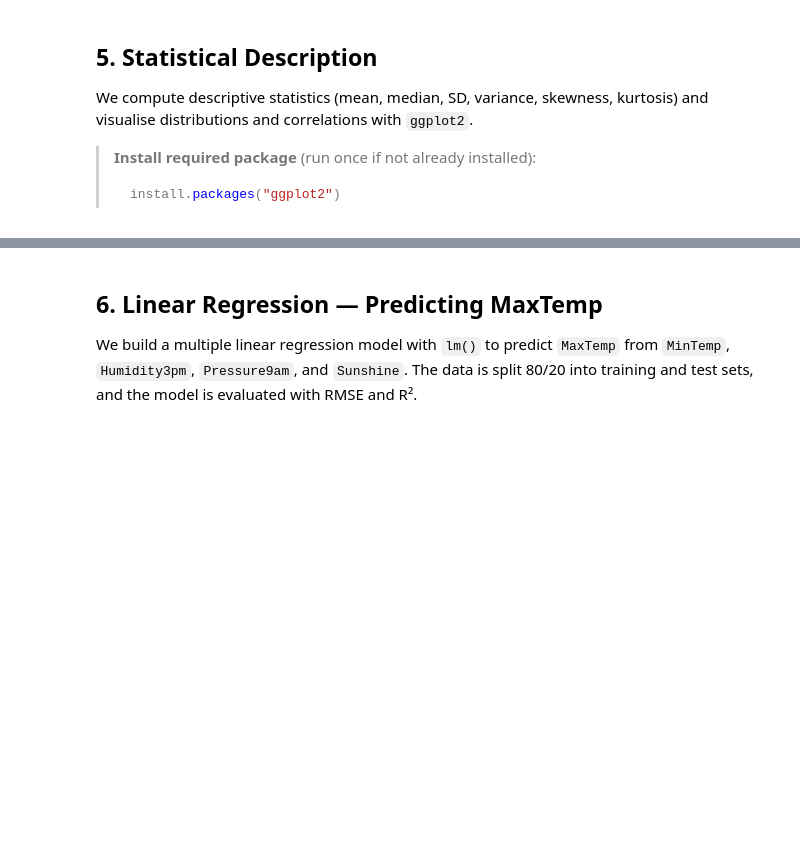
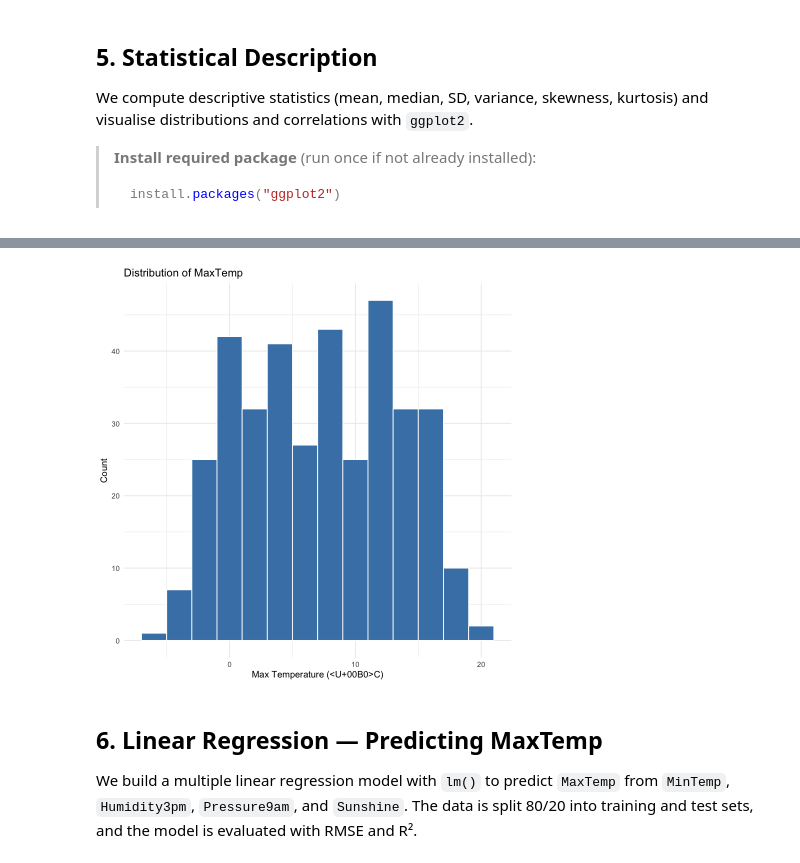
Before and after one commit to EngAndres/ud-public, a Jupyter notebook: courses/data-analysis-programming/notebooks/r_intro.ipynb, the cells around one changed output, grey strips where cells are left out. Cells and saved outputs as stored; diff of their text form; code cells hidden in the pictures; blank space fills up the shorter version.

```diff
--- a/courses/data-analysis-programming/notebooks/r_intro.ipynb
+++ b/courses/data-analysis-programming/notebooks/r_intro.ipynb
@@ -183,15 +183,15 @@ library(jsonlite)
 df <- fromJSON("weather.json")
 
 # Force numeric columns (some may have been read as character)
-df$Sunshine      <-
-df$WindGustSpeed <-
-df$WindSpeed9am  <-
+df$Sunshine      <- as.numeric(df$Sunshine)
+df$WindGustSpeed <- as.numeric(df$WindGustSpeed)
+df$WindSpeed9am  <- as.numeric(df$WindSpeed9am)
 
-cat("Dimensions:", , "rows x", , "columns\n\n")
+cat("Dimensions:", nrow(df), "rows x", ncol(df), "columns\n\n")
 
 # Column names
 cat("Columns:\n")
-print()
+print(names(df))
 
 # First rows
 head(df[, c("MinTemp","MaxTemp","Rainfall","Humidity9am","Humidity3pm",
@@ -224,9 +309,11 @@ print(as.data.frame(stats_table))
 # %%
 # Histogram of MaxTemp
-ggplot(df, aes(x = MaxTemp)) +
+ggplot(df, aes(x = MinTemp)) +
   geom_histogram(binwidth = 2, fill = "steelblue", color = "white") +
   labs(title = "Distribution of MaxTemp", x = "Max Temperature (°C)", y = "Count") +
   theme_minimal()
+# %% [output]
+[figure, added]
 # %%
 # Boxplot: temperature by RainTomorrow
 ggplot(df, aes(x = RainTomorrow, y = MaxTemp, fill = RainTomorrow)) +
```
Also changed, not shown: parts of 3 cells of this notebook, 2 other files.
